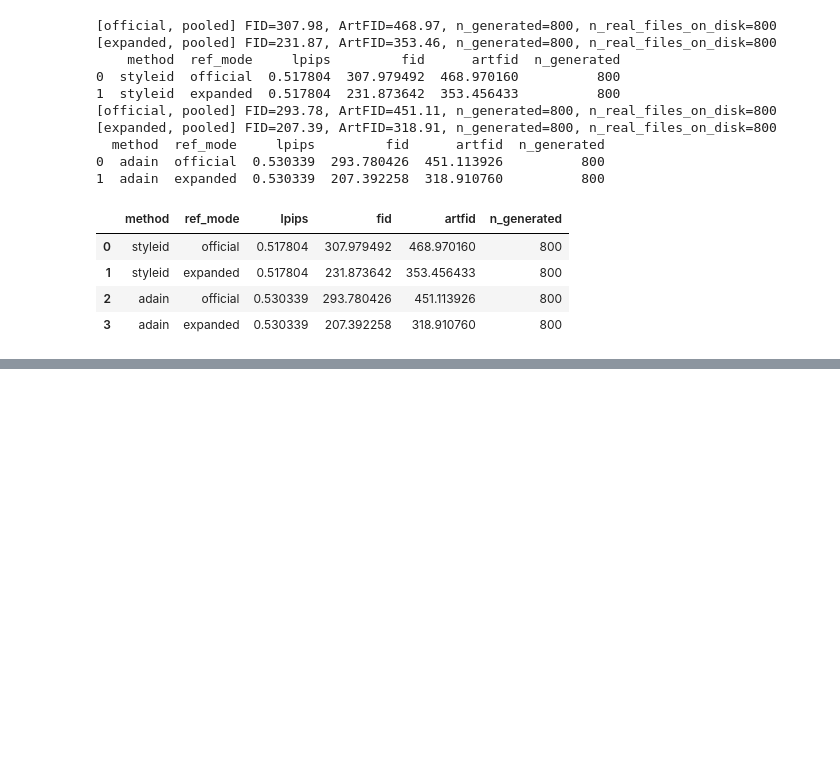
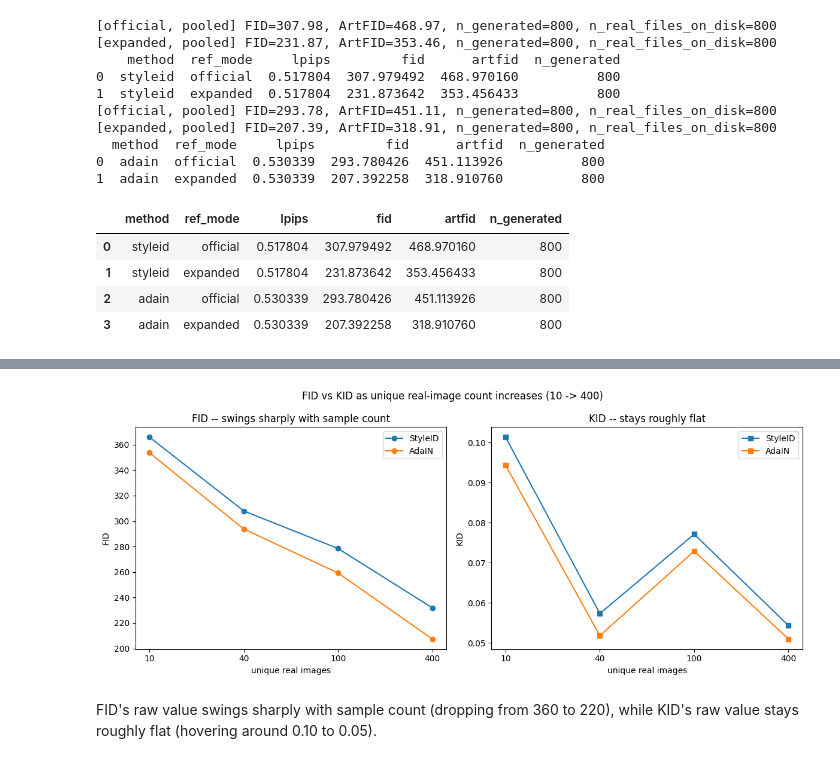
Before and after one commit to lcg077/ECE1508-Deep-Generative-Models-Project, a Jupyter notebook: ECE1508G.ipynb, the cells around one changed output, grey strips where cells are left out. Cells and saved outputs as stored; diff of their text form; code cells hidden in the pictures; blank space fills up the shorter version.

```diff
--- a/ECE1508G.ipynb
+++ b/ECE1508G.ipynb
@@ -1312,0 +1664,67 @@ pooled_comparison
+# %%
+import numpy as np
+import matplotlib.pyplot as plt
+
+styleid_fid_percat = styleid_summary.groupby("ref_mode")["fid"].mean()
+adain_fid_percat = adain_summary.groupby("ref_mode")["fid"].mean()
+
+styleid_kid_percat_avg = styleid_kid_percat.groupby("ref_mode")["kid_mean"].mean()
+adain_kid_percat_avg = adain_kid_percat.groupby("ref_mode")["kid_mean"].mean()
+
+kid_x_labels = ["10", "40", "100", "400"]
+
+styleid_fid_vals_sorted = [
+    styleid_fid_percat["official"],
+    styleid_pooled.set_index("ref_mode").loc["official", "fid"],
+    styleid_fid_percat["expanded"],
+    styleid_pooled.set_index("ref_mode").loc["expanded", "fid"],
+]
+adain_fid_vals_sorted = [
+    adain_fid_percat["official"],
+    adain_pooled.set_index("ref_mode").loc["official", "fid"],
+    adain_fid_percat["expanded"],
+    adain_pooled.set_index("ref_mode").loc["expanded", "fid"],
+]
+
+styleid_kid_full_sorted = [
+    styleid_kid_percat_avg["official"],
+    styleid_kid_df.set_index("ref_mode").loc["official", "kid_mean"],
+    styleid_kid_percat_avg["expanded"],
+    styleid_kid_df.set_index("ref_mode").loc["expanded", "kid_mean"],
+]
+adain_kid_full_sorted = [
+    adain_kid_percat_avg["official"],
+    adain_kid_df.set_index("ref_mode").loc["official", "kid_mean"],
+    adain_kid_percat_avg["expanded"],
+    adain_kid_df.set_index("ref_mode").loc["expanded", "kid_mean"],
+]
+
+x = np.arange(4)
+fig, axes = plt.subplots(1, 2, figsize=(12, 5), sharex=True)
+
+axes[0].plot(x, styleid_fid_vals_sorted, "o-", label="StyleID")
+axes[0].plot(x, adain_fid_vals_sorted, "o-", label="AdaIN")
+axes[0].set_xticks(x)
+axes[0].set_xticklabels(kid_x_labels)
+axes[0].set_xlabel("unique real images")
+axes[0].set_ylabel("FID")
+axes[0].set_title("FID -- swings sharply with sample count")
+axes[0].legend()
+
+axes[1].plot(x, styleid_kid_full_sorted, "s-", label="StyleID")
+axes[1].plot(x, adain_kid_full_sorted, "s-", label="AdaIN")
+axes[1].set_xticks(x)
+axes[1].set_xticklabels(kid_x_labels)
+axes[1].set_xlabel("unique real images")
+axes[1].set_ylabel("KID")
+axes[1].set_title("KID -- stays roughly flat")
+axes[1].legend()
+
+fig.suptitle("FID vs KID as unique real-image count increases (10 -> 400)")
+plt.tight_layout()
+plt.savefig(f"{FINAL_RESULTS_DIR}/fid_kid_sample_sensitivity_4point.png", dpi=150, bbox_inches="tight")
+plt.show()
+# %% [output]
+[figure, added]
+# %% [markdown]
+FID's raw value swings sharply with sample count (dropping from 360 to 220), while KID's raw value stays roughly flat (hovering around 0.10 to 0.05).
```
Also changed, not shown: parts of 12 cells of this notebook.
